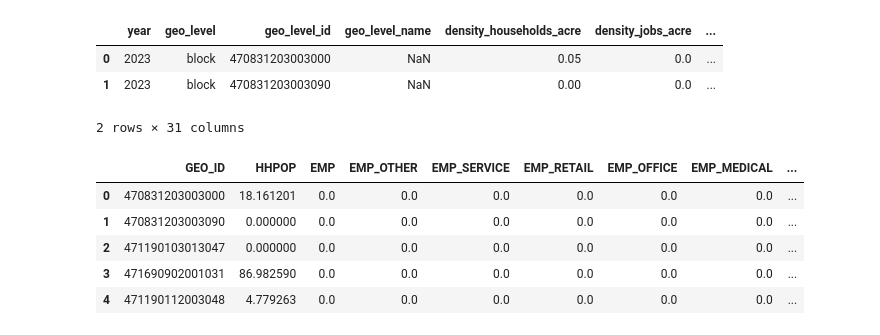
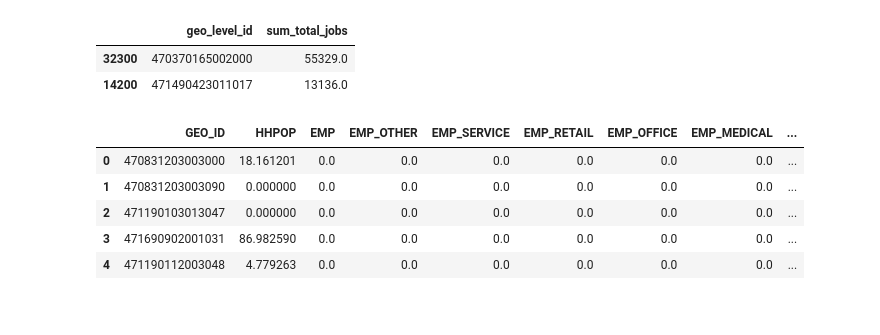
Before and after one commit to Greater-Nashville-Regional-Council/FCLUCS_Scenario_Planning, a Jupyter notebook: notebooks/Base Year UrbanSIM Wrangle.ipynb, the cells around one changed output. Saved outputs shown, nothing was run; the diff lists cells and outputs as text; code cells hidden in the pictures.

```diff
--- a/notebooks/Base Year UrbanSIM Wrangle.ipynb
+++ b/notebooks/Base Year UrbanSIM Wrangle.ipynb
@@ -14,10 +28,9 @@ df = pd.read_csv(r"G:\3-GitHub\FCLUCS_Scenario_Planning\1-data\1-raw\2050RTP_TDM
 # %%
-df.head(2)
+df[['geo_level_id', 'sum_total_jobs']].sort_values(by = 'sum_total_jobs', ascending = False).head(2)
 # %% [output]
-|  | year | geo_level | geo_level_id | geo_level_name | density_households_acre | density_jobs_acre | ... |
-| 0 | 2023 | block | 470831203003000 | NaN | 0.05 | 0.0 | ... |
-| 1 | 2023 | block | 470831203003090 | NaN | 0.00 | 0.0 | ... |
+|  | geo_level_id | sum_total_jobs |
+| 32300 | 470370165002000 | 55329.0 |
+| 14200 | 471490423011017 | 13136.0 |
-2 rows × 31 columns
 # %%
 col_dict = {'sector_0': 'EMP_OTHER', 'sector_1': 'EMP_SERVICE', 'sector_2': 'EMP_RETAIL', 'sector_3': 'EMP_OFFICE', 'geo_level_id': 'GEO_ID',
                'sector_4': 'EMP_MEDICAL', 'sector_5': 'EMP_INDUSTRIAL', 'sector_6': 'EMP_GOVERNMENT', 'sector_7':
```
Also changed, not shown: parts of 1 cell of this notebook, 3 other files.
